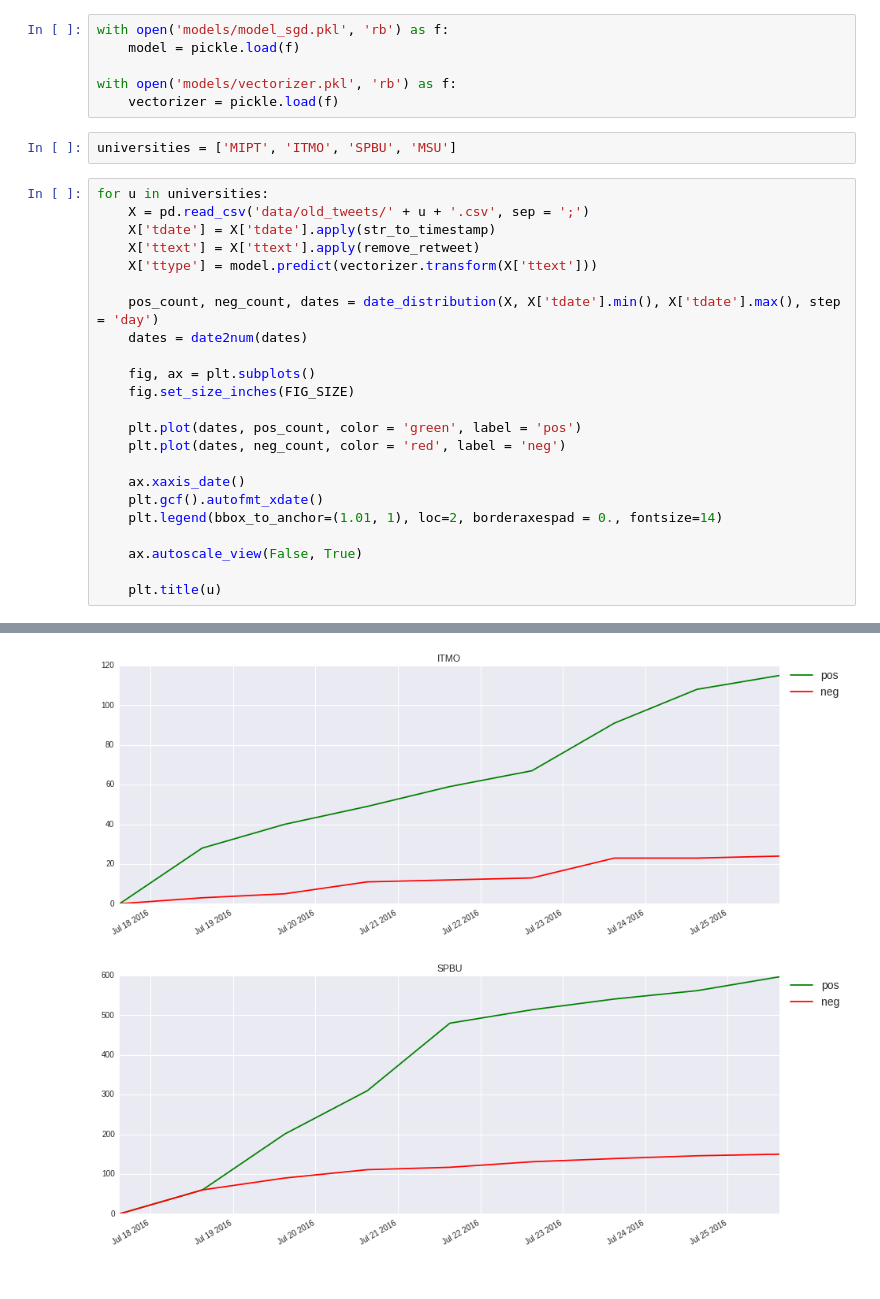
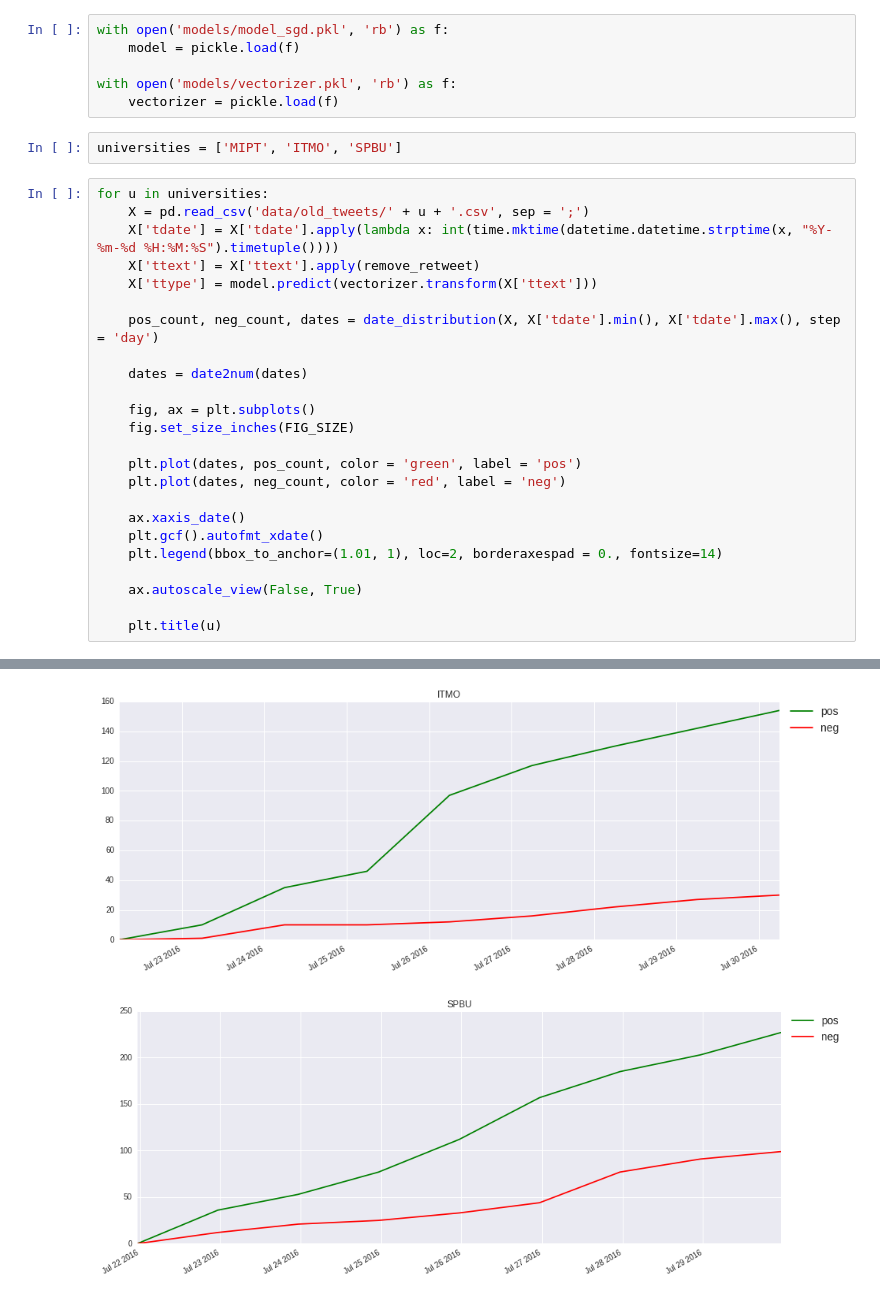
Before and after one commit to Vlad0922/twitter_sentiment, a Jupyter notebook: Visualization.ipynb, the cells around one changed output, grey strips where cells are left out. Drawn from its saved outputs; the diff is of its cells as text.

```diff
--- a/Visualization.ipynb
+++ b/Visualization.ipynb
@@ -165,15 +165,16 @@ with open('models/model_sgd.pkl', 'rb') as f:
 with open('models/vectorizer.pkl', 'rb') as f:
     vectorizer = pickle.load(f)
 # %%
-universities = ['MIPT', 'ITMO', 'SPBU', 'MSU']
+universities = ['MIPT', 'ITMO', 'SPBU']
 # %%
 for u in universities:
     X = pd.read_csv('data/old_tweets/' + u + '.csv', sep = ';')
-    X['tdate'] = X['tdate'].apply(str_to_timestamp)
+    X['tdate'] = X['tdate'].apply(lambda x: int(time.mktime(datetime.datetime.strptime(x, "%Y-%m-%d %H:%M:%S").timetuple())))
     X['ttext'] = X['ttext'].apply(remove_retweet)
     X['ttype'] = model.predict(vectorizer.transform(X['ttext']))
 
     pos_count, neg_count, dates = date_distribution(X, X['tdate'].min(), X['tdate'].max(), step = 'day')
+
     dates = date2num(dates)
 
     fig, ax = plt.subplots()
@@ -194,2 +195,2 @@ for u in universities:
-[figure, old version]
+[figure, new version]
-[figure, old version]
+[figure, new version]
```
Also changed, not shown: parts of 2 cells of this notebook, 13 other files.
